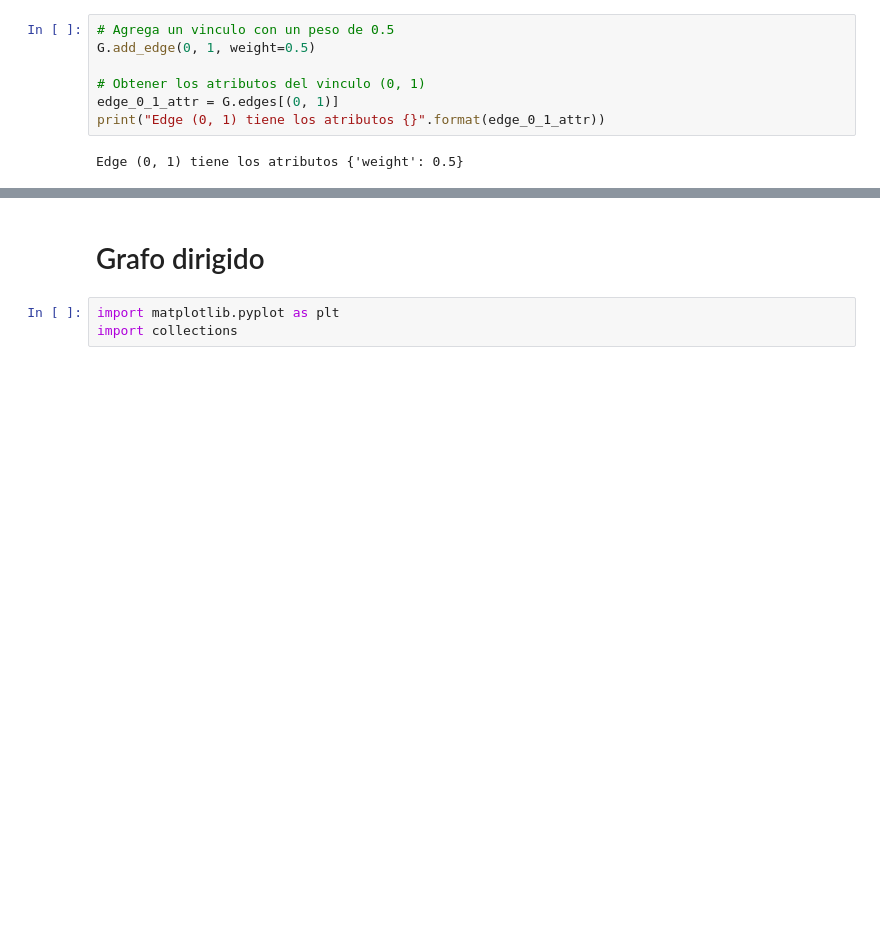
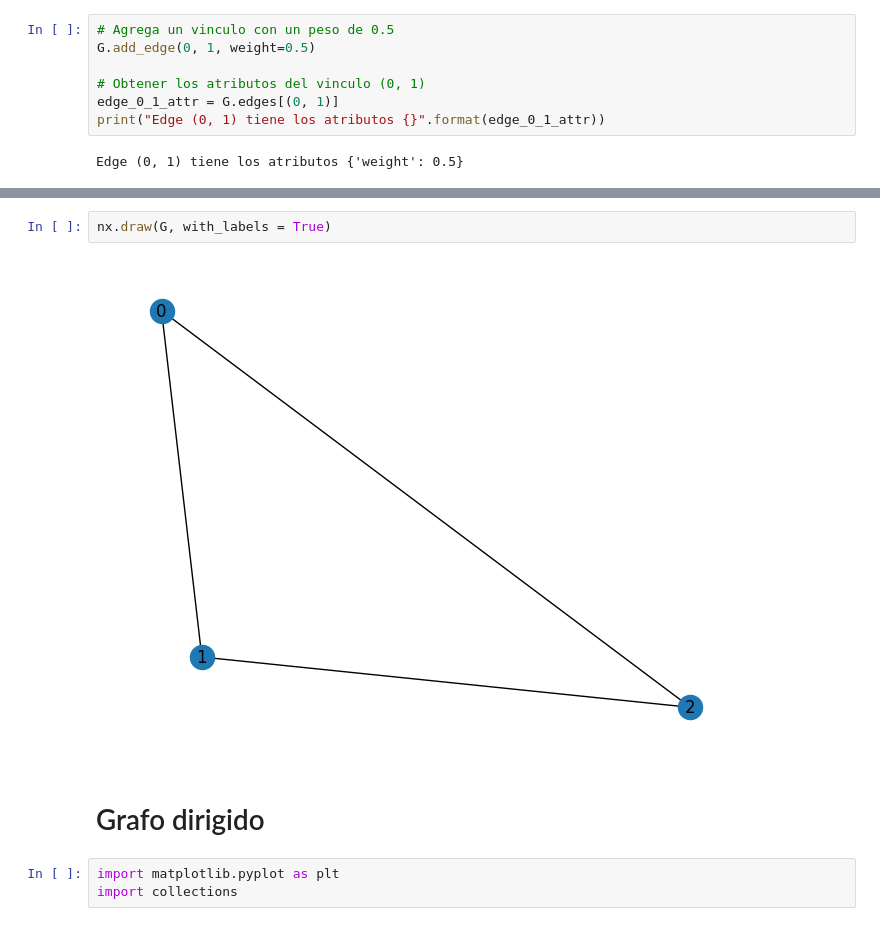
Before and after one commit to sharop/TallerGrafos24, a Jupyter notebook: Clase_1_Grafos.ipynb, the cells around one changed output, grey strips where cells are left out. Saved outputs shown, nothing was run; the diff lists cells and outputs as text; blank space fills up the shorter version.

```diff
--- a/Clase_1_Grafos.ipynb
+++ b/Clase_1_Grafos.ipynb
@@ -107,3 +122,7 @@ Edge (0, 1) tiene los atributos {'weight': 0.5}
+# %%
+nx.draw(G, with_labels = True)
+# %% [output]
+[figure, added]
 # %% [markdown]
 # Grafo dirigido
 # %%
```
Also changed, not shown: parts of 14 cells of this notebook.
